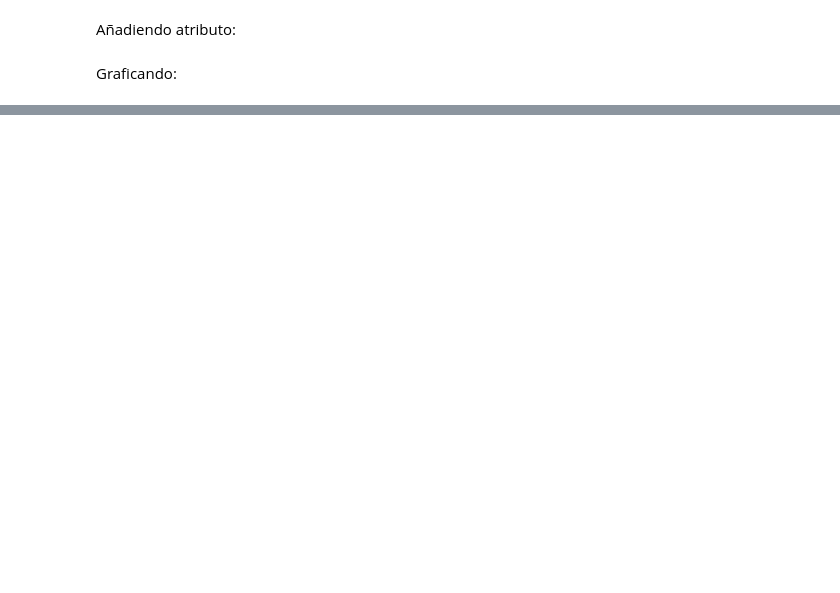
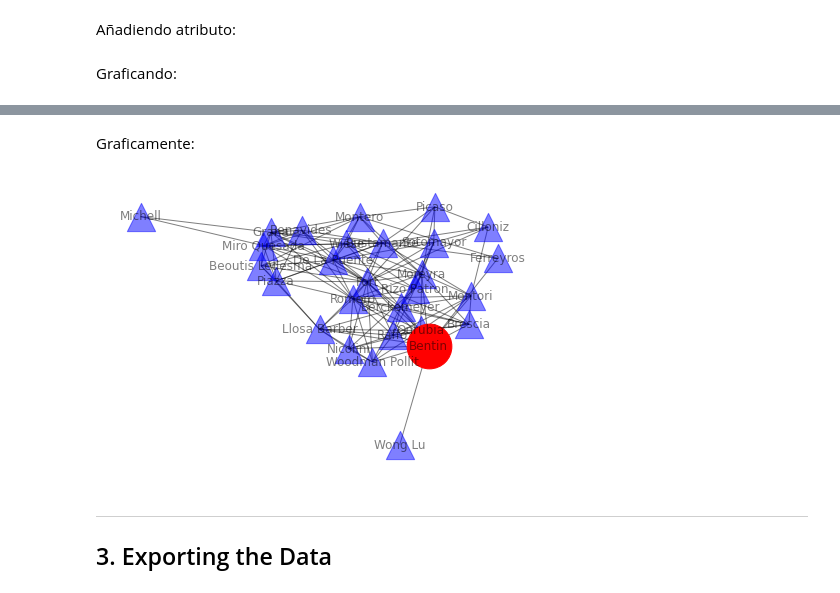
Before and after one commit to chorrillos/graphs, a Jupyter notebook: redes.ipynb, the cells around one changed output, grey strips where cells are left out. Drawn from its saved outputs; the diff is of its cells as text; code cells hidden in the pictures; blank space fills up the shorter version.

```diff
--- a/redes.ipynb
+++ b/redes.ipynb
@@ -351,0 +448,24 @@ net.draw(EliteNet_giant,node_color=valuesForColors,cmap=color_map,with_labels=Tr
+# %% [markdown]
+Graficamente:
+# %%
+cut=list(net.articulation_points(EliteNet_giant))
+
+# positiones de todos
+pos=net.spring_layout(EliteNet_giant,k=0.5)
+
+# tamaños
+SALIENT, NORMAL=(2000,800)
+
+# plot todos los nodos
+net.draw(EliteNet_giant,pos,node_color='b',node_size=NORMAL,with_labels=True, alpha=0.5,node_shape='^')
+
+# el cutpoint:
+net.draw_networkx_nodes(EliteNet_giant,pos,nodelist=cut,node_size=SALIENT,node_color='r')
+plt.show()
+# %% [output]
+[figure, added]
+# %% [markdown]
+_____
+
+<a id='part3'></a>
+## 3. Exporting the Data
```
Also changed, not shown: parts of 22 cells of this notebook, 3 other files.
